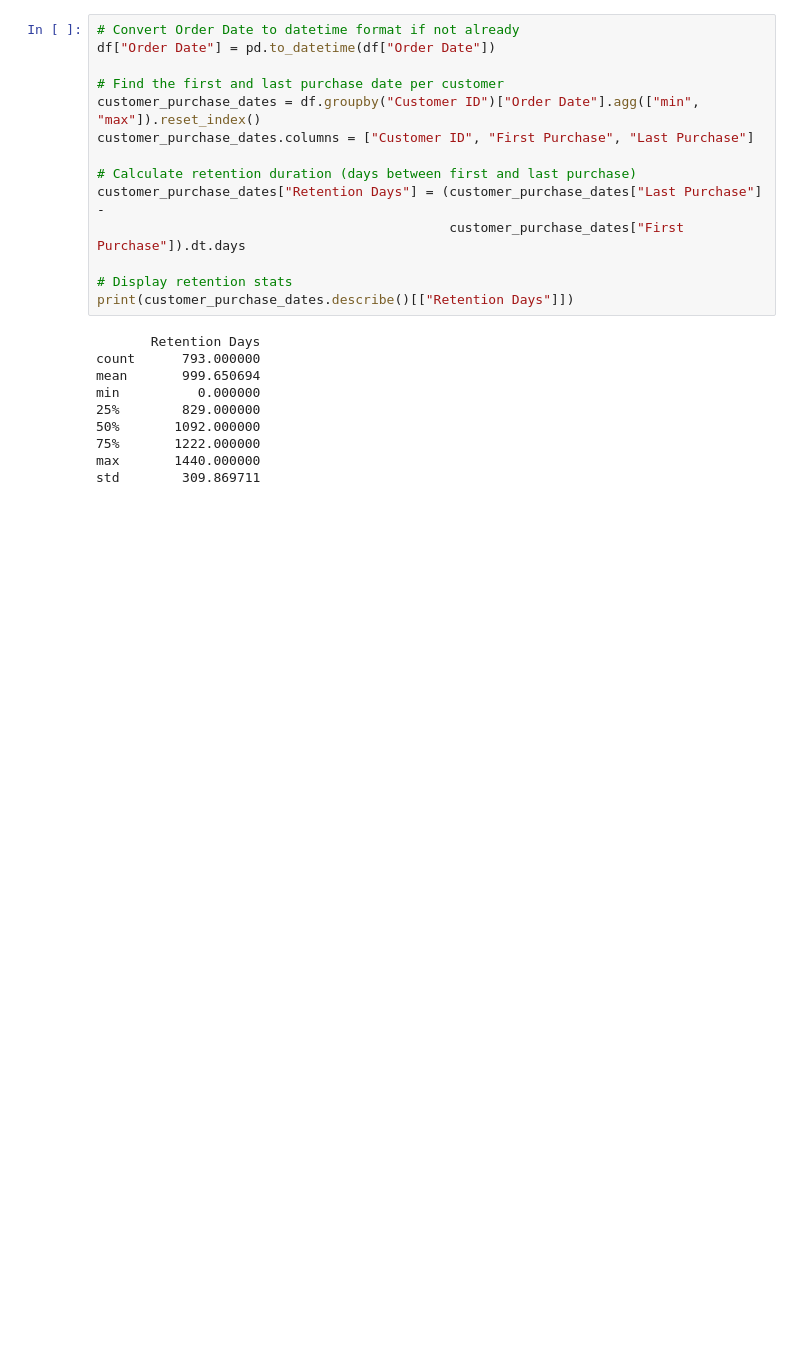
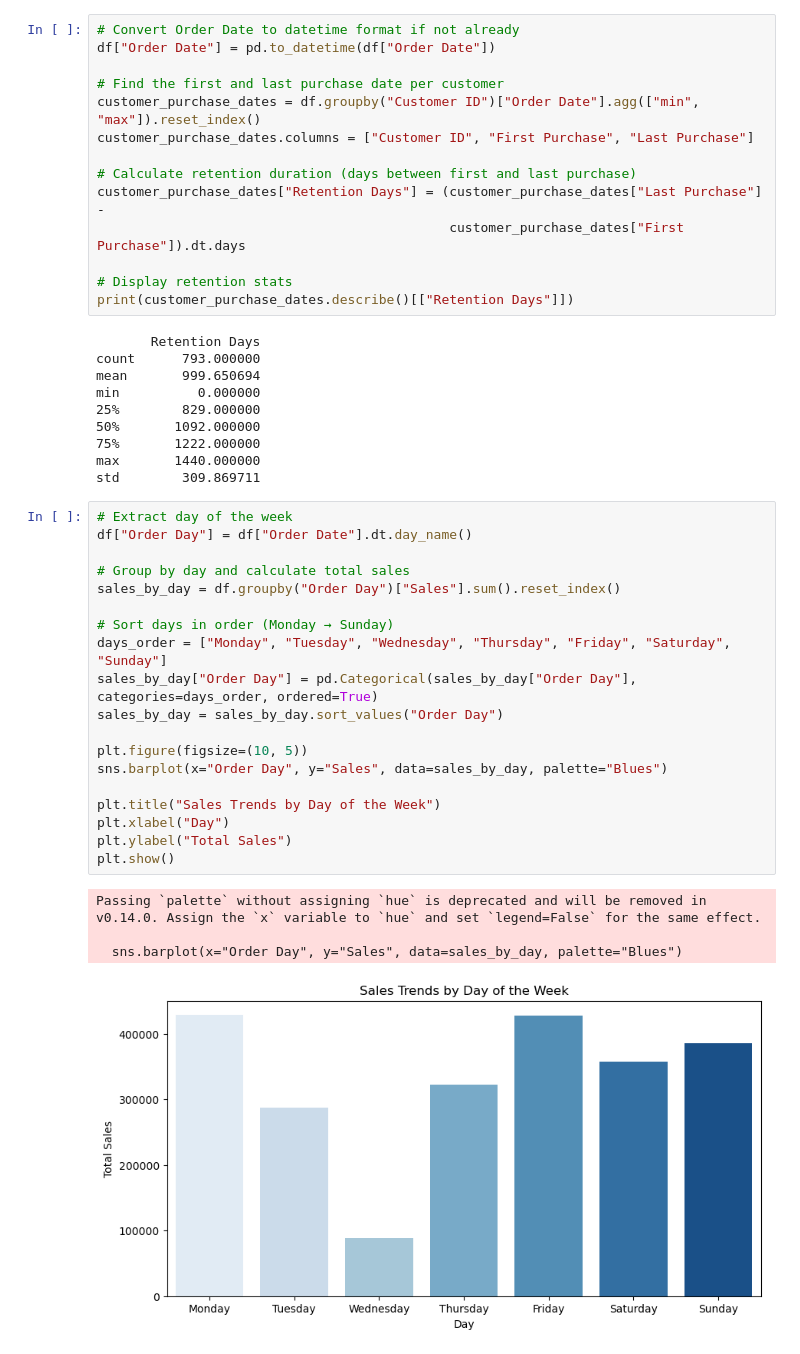
Before and after one commit to yrehim7/Superstore-EDA-analysis, a Jupyter notebook: main.ipynb, the cells around one changed output. Saved outputs shown, nothing was run; the diff lists cells and outputs as text; blank space fills up the shorter version.

```diff
--- a/main.ipynb
+++ b/main.ipynb
@@ -491,3 +491,27 @@ min          0.000000
 75%       1222.000000
 max       1440.000000
 std        309.869711
+# %%
+# Extract day of the week
+df["Order Day"] = df["Order Date"].dt.day_name()
+
+# Group by day and calculate total sales
+sales_by_day = df.groupby("Order Day")["Sales"].sum().reset_index()
+
+# Sort days in order (Monday → Sunday)
+days_order = ["Monday", "Tuesday", "Wednesday", "Thursday", "Friday", "Saturday", "Sunday"]
+sales_by_day["Order Day"] = pd.Categorical(sales_by_day["Order Day"], categories=days_order, ordered=True)
+sales_by_day = sales_by_day.sort_values("Order Day")
+
+plt.figure(figsize=(10, 5))
+sns.barplot(x="Order Day", y="Sales", data=sales_by_day, palette="Blues")
+
+plt.title("Sales Trends by Day of the Week")
+plt.xlabel("Day")
+plt.ylabel("Total Sales")
+plt.show()
+# %% [output]
+Passing `palette` without assigning `hue` is deprecated and will be removed in v0.14.0. Assign the `x` variable to `hue` and set `legend=False` for the same effect.
+
+  sns.barplot(x="Order Day", y="Sales", data=sales_by_day, palette="Blues")
+[figure, added]
```
